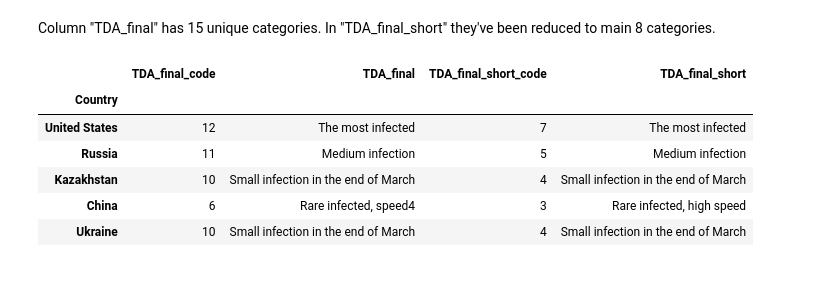
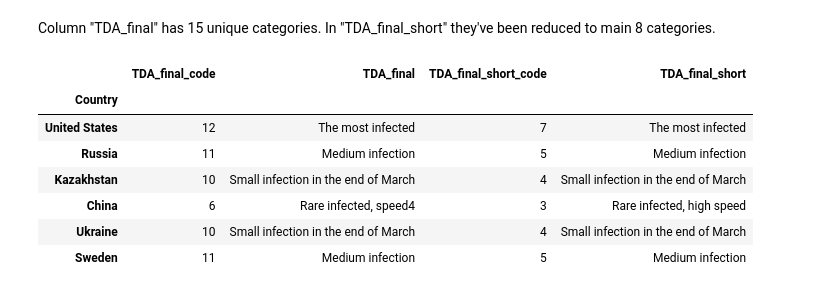
Before and after one commit to ChernovAndrey/Network-Science-Project-2, a Jupyter notebook: notebooks/ed-24.06.2020-TDA_confirmed_analysis_report.ipynb, the cells around one changed output. Saved outputs shown, nothing was run; the diff lists cells and outputs as text; code cells hidden in the pictures.

```diff
--- a/notebooks/ed-24.06.2020-TDA_confirmed_analysis_report.ipynb
+++ b/notebooks/ed-24.06.2020-TDA_confirmed_analysis_report.ipynb
@@ -66,12 +66,13 @@ tda_ds[['TDA_final_code','TDA_final','TDA_final_short_code','TDA_final_short']].
 Column "TDA_final" has 15 unique categories. In "TDA_final_short" they've been reduced to main 8 categories.
 # %%
 tda_ds[['TDA_final_code','TDA_final','TDA_final_short_code','TDA_final_short']].loc[
-    ['United States','Russia', 'Kazakhstan','China','Ukraine']]
+    ['United States','Russia', 'Kazakhstan','China','Ukraine','Sweden']]
 # %% [output]
 |  | TDA_final_code | TDA_final | TDA_final_short_code | TDA_final_short |
 | Country |  |  |  |  |
 | United States | 12 | The most infected | 7 | The most infected |
 | Russia | 11 | Medium infection | 5 | Medium infection |
 | Kazakhstan | 10 | Small infection in the end of March | 4 | Small infection in the end of March |
 | China | 6 | Rare infected, speed4 | 3 | Rare infected, high speed |
 | Ukraine | 10 | Small infection in the end of March | 4 | Small infection in the end of March |
+| Sweden | 11 | Medium infection | 5 | Medium infection |
```
Also changed, not shown: 3 other files.
